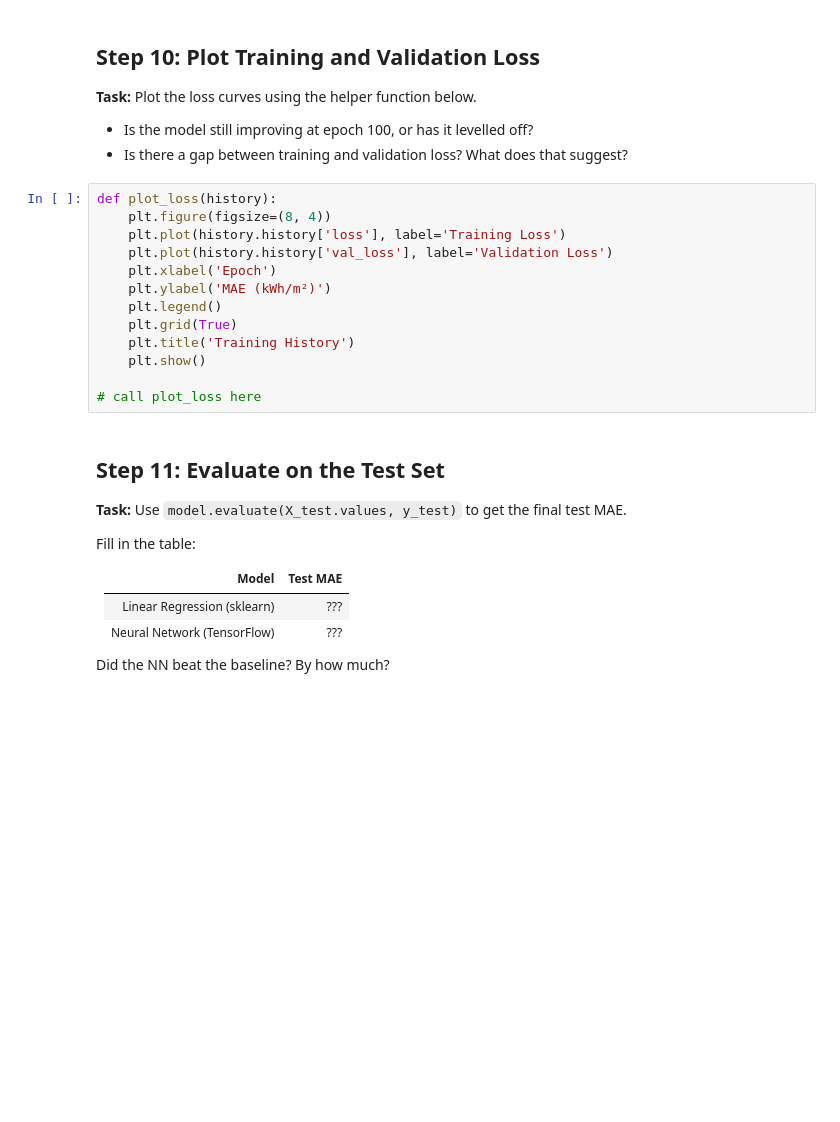
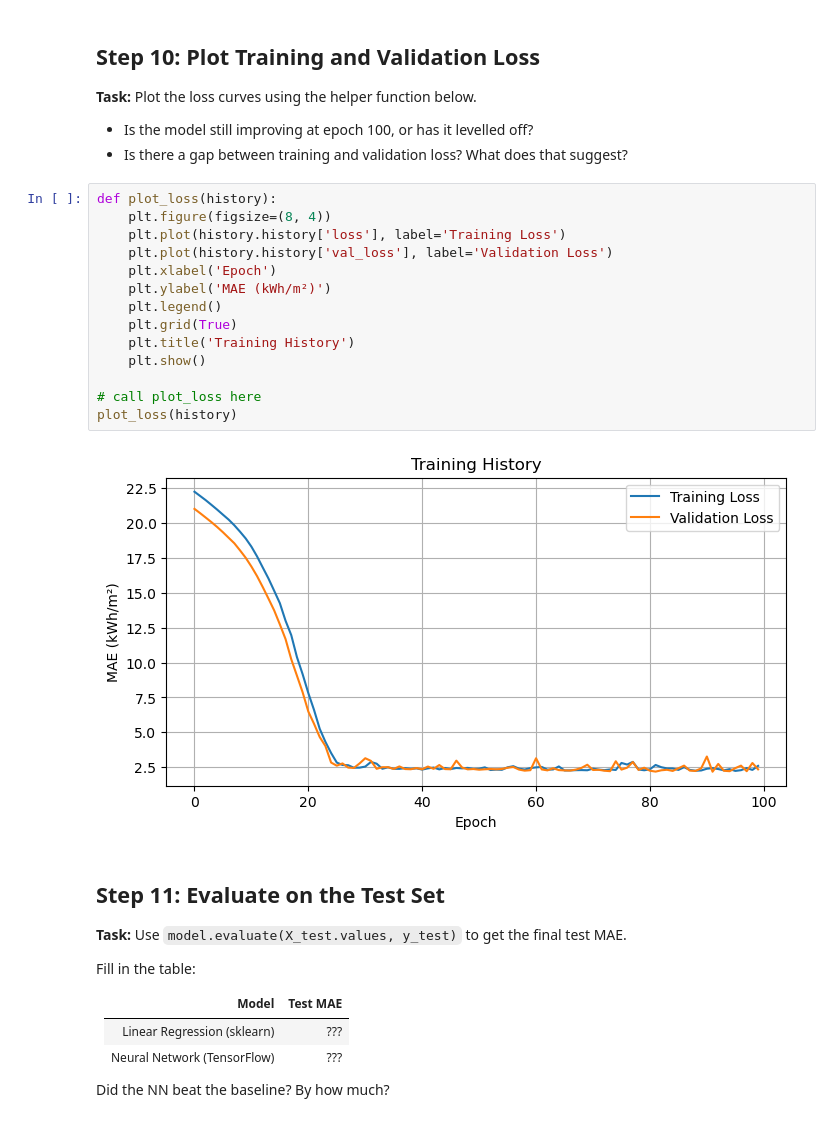
Before and after one commit to MatthewMcCarthy1/machine-learning-labs, a Jupyter notebook: lab_7/energy_efficiency_nn_exercise.ipynb, the cells around one changed output. Saved outputs shown, nothing was run; the diff lists cells and outputs as text; blank space fills up the shorter version.

```diff
--- a/lab_7/energy_efficiency_nn_exercise.ipynb
+++ b/lab_7/energy_efficiency_nn_exercise.ipynb
@@ -289,16 +289,19 @@ Epoch 100/100
 # %%
 def plot_loss(history):
     plt.figure(figsize=(8, 4))
     plt.plot(history.history['loss'], label='Training Loss')
     plt.plot(history.history['val_loss'], label='Validation Loss')
     plt.xlabel('Epoch')
     plt.ylabel('MAE (kWh/m²)')
     plt.legend()
     plt.grid(True)
     plt.title('Training History')
     plt.show()
 
 # call plot_loss here
+plot_loss(history)
+# %% [output]
+[figure, added]
 # %% [markdown]
 ## Step 11: Evaluate on the Test Set
 
```
